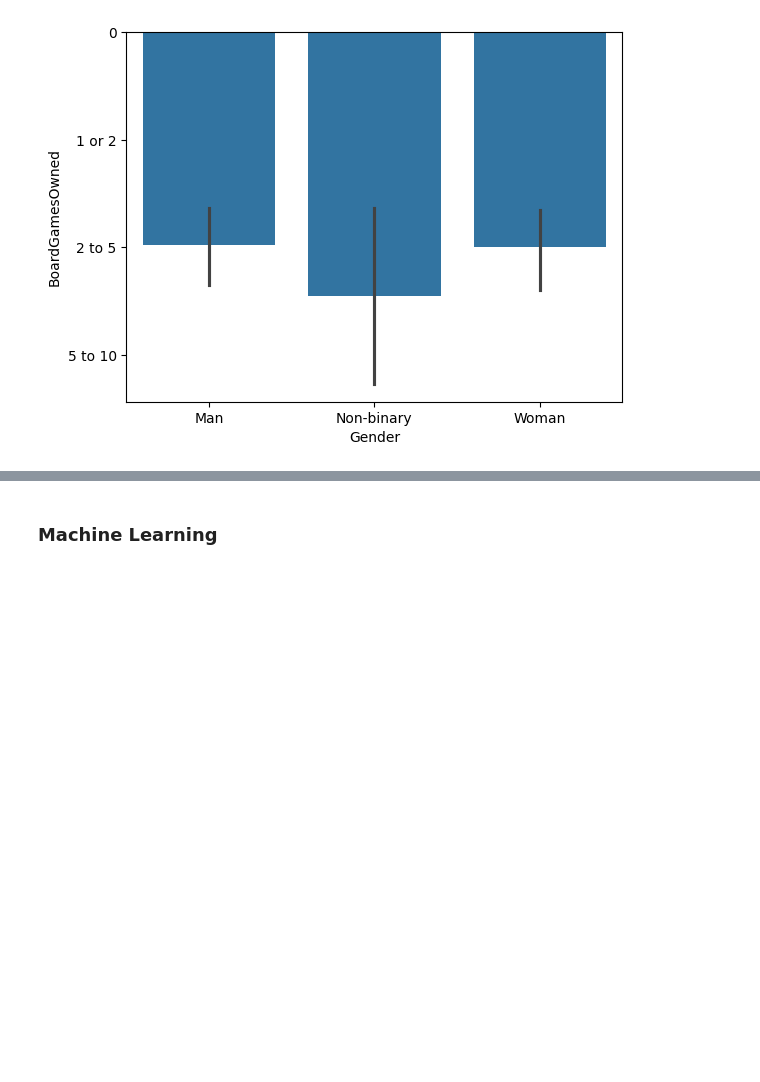
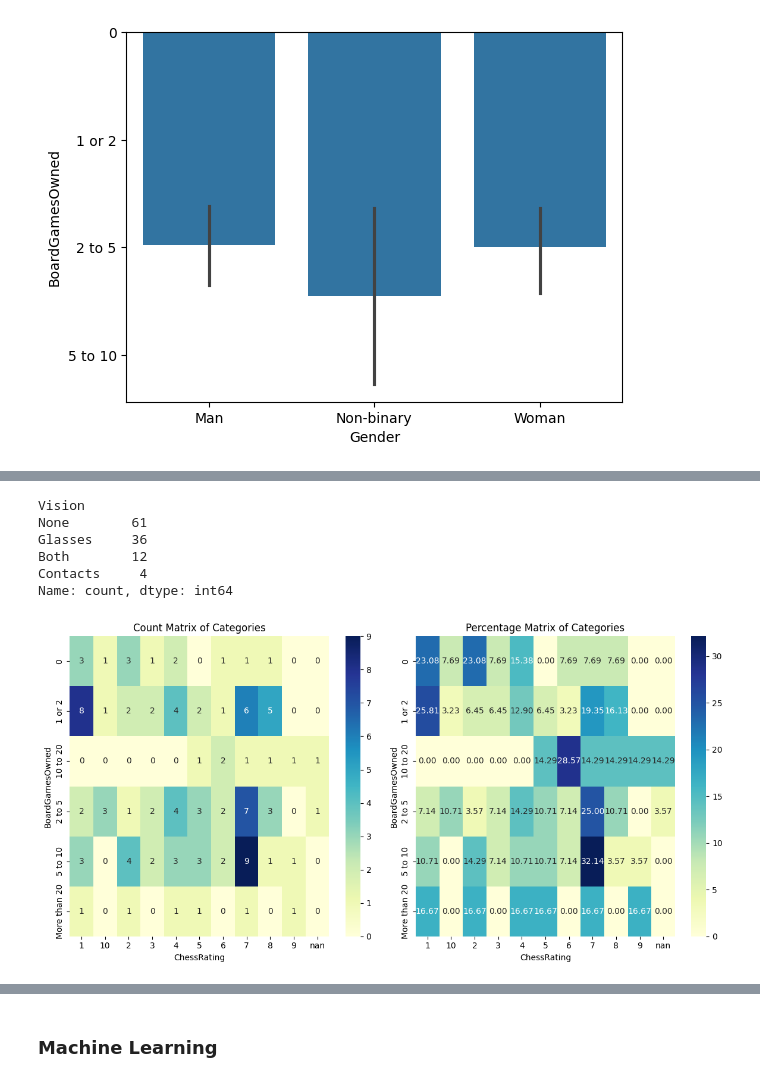
Before and after one commit to sevenwwu/sevenwwu.github.io, a Jupyter notebook: Data Science 311 Findings.ipynb, the cells around one changed output, grey strips where cells are left out. Cells and saved outputs as stored; diff of their text form; code cells hidden in the pictures; blank space fills up the shorter version.

```diff
--- a/Data Science 311 Findings.ipynb
+++ b/Data Science 311 Findings.ipynb
@@ -486,0 +495,9 @@ sns.barplot(x=cleaned_df["AOSCat"],y=cleaned_df["ChessRating"])
+# %%
+cleaned_df["Vision"].value_counts()
+# %% [output]
+Vision
+None        61
+Glasses     36
+Both        12
+Contacts     4
+Name: count, dtype: int64
@@ -486,0 +546,14 @@ sns.barplot(x=cleaned_df["AOSCat"],y=cleaned_df["ChessRating"])
+# %%
+range_order = ['0', '1 or 2', '2 to 5', '5 to 10', '10 to 20', "More than 20"]
+
+    # Convert the 'BoardGamesOwned' column to a categorical type with the specified order
+cleaned_df['BoardGamesOwned'] = cleaned_df['BoardGamesOwned'].apply(lambda x: "0" if x == "I do not own any board/card games.\xa0" else x)
+
+cleaned_df['BoardGamesOwned'] = pd.Categorical(cleaned_df['BoardGamesOwned'], categories=range_order, ordered=True)
+
+cleaned_df['ChessRating'] = cleaned_df['ChessRating'].astype(str)
+cleaned_df['ChessRating'] = pd.Categorical(cleaned_df['ChessRating'], categories=["nan","0","1","2","3","4","5","6","7","8","9","10"], ordered=True)
+
+plot_count_and_percentage_heatmaps(cleaned_df['BoardGamesOwned'], cleaned_df["ChessRating"])
+# %% [output]
+[figure, added]
```
Also changed, not shown: parts of 5 cells of this notebook.
